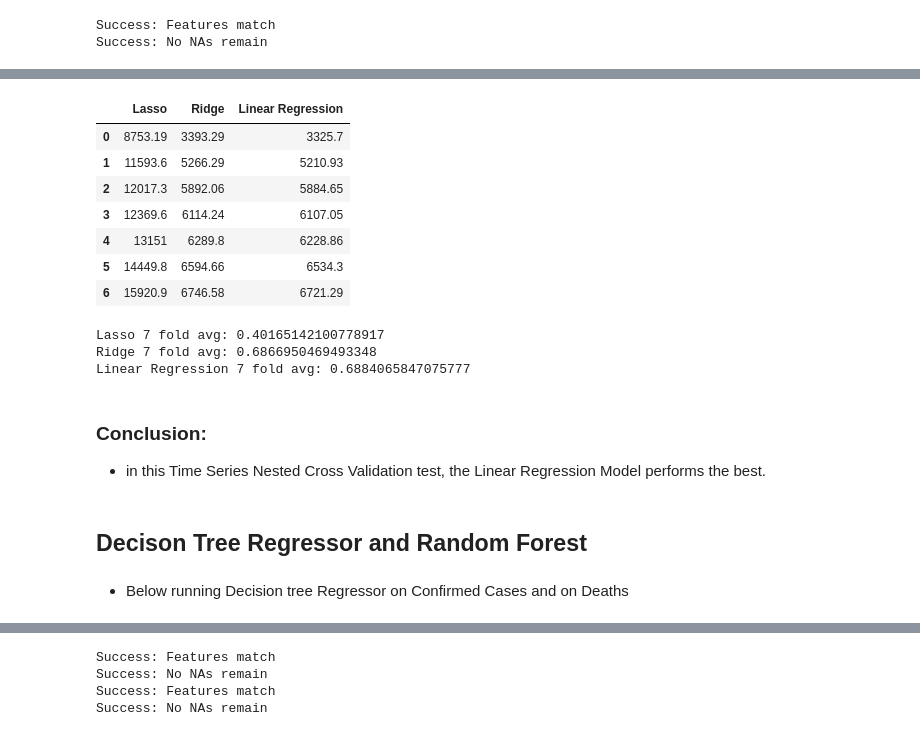
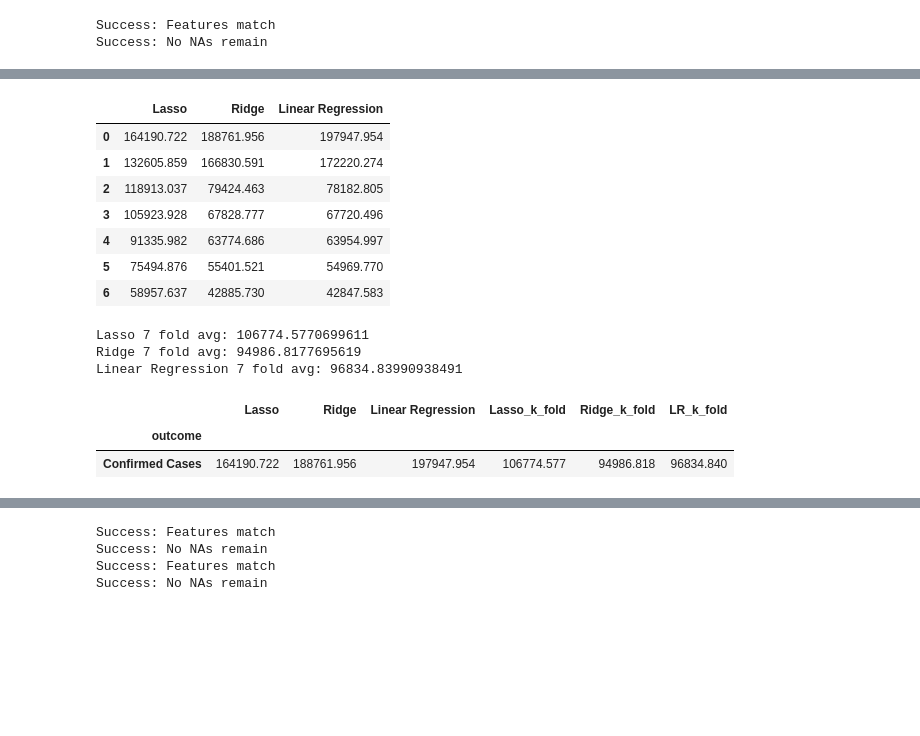
Before and after one commit to rceid/ML_Covid, a Jupyter notebook: scripts/model_fitting.ipynb, the cells around one changed output, grey strips where cells are left out. Cells and saved outputs as stored; diff of their text form; code cells hidden in the pictures; blank space fills up the shorter version.

```diff
--- a/scripts/model_fitting.ipynb
+++ b/scripts/model_fitting.ipynb
@@ -3,6 +16,6 @@
 # %%
+# setting up the notebook
 import pipeline
 import pandas as pd
 import numpy as np
-import importlib
-importlib.reload(pipeline)
+pd.set_option('display.float_format', lambda x: '%.3f' % x)
@@ -19,8 +25,15 @@ df['log_cases'] = np.log(df['Deaths'] + 1)
 # %%
+#setting up the dataframe
+filepath = '../data/covid_df_protocol_3.pkl'
+df = pd.read_pickle(filepath)
+df['log_cases'] = np.log(df['Confirmed Cases'] + 1)
 # getting train and test dataframes
 df_train, df_test = pipeline.split_and_scale_on_last_weeks(df, 2)
 #sanity chceck
 pipeline.sanity_check(df_train, df_test)
+# Getting Features and outcome variables
+X_train, y_train = pipeline.divide_target_and_features(df_train, 'log_cases')
+X_test, y_test = pipeline.divide_target_and_features(df_test, 'log_cases')
 # %% [output]
 Success: Features match
 Success: No NAs remain
@@ -244,35 +269,36 @@ Ridge: Features with highest magnitude                                coefficien
 # %%
 # summarizing time seried nested Cross Validation:
 
-metrics_mse = pd.DataFrame(columns=['Lasso','Ridge','Linear Regression'])
+metrics_rmse = pd.DataFrame(columns=['Lasso','Ridge','Linear Regression'])
 for i, mkey in enumerate(results):
     for key in results[mkey]:
-        metrics_mse.loc[i,key] = results[mkey][key][2]
-metrics_mse
+        metrics_rmse.loc[i,key] = results[mkey][key][1]
+metrics_rmse
 # %% [output]
 |  | Lasso | Ridge | Linear Regression |
-| 0 | 8753.19 | 3393.29 | 3325.7 |
-| 1 | 11593.6 | 5266.29 | 5210.93 |
-| 2 | 12017.3 | 5892.06 | 5884.65 |
-| 3 | 12369.6 | 6114.24 | 6107.05 |
-| 4 | 13151 | 6289.8 | 6228.86 |
-| 5 | 14449.8 | 6594.66 | 6534.3 |
-| 6 | 15920.9 | 6746.58 | 6721.29 |
+| 0 | 164190.722 | 188761.956 | 197947.954 |
+| 1 | 132605.859 | 166830.591 | 172220.274 |
+| 2 | 118913.037 | 79424.463 | 78182.805 |
+| 3 | 105923.928 | 67828.777 | 67720.496 |
+| 4 | 91335.982 | 63774.686 | 63954.997 |
+| 5 | 75494.876 | 55401.521 | 54969.770 |
+| 6 | 58957.637 | 42885.730 | 42847.583 |
 # %%
 # finding averages across all folds
 
-print("Lasso 7 fold avg:", metrics_r2['Lasso'].mean())
-print("Ridge 7 fold avg:", metrics_r2['Ridge'].mean())
-print("Linear Regression 7 fold avg:", metrics_r2['Linear Regression'].mean() )
+print("Lasso 7 fold avg:", metrics_rmse['Lasso'].mean())
+print("Ridge 7 fold avg:", metrics_rmse['Ridge'].mean())
+print("Linear Regression 7 fold avg:", metrics_rmse['Linear Regression'].mean() )
 # %% [output]
-Lasso 7 fold avg: 0.40165142100778917
-Ridge 7 fold avg: 0.6866950469493348
-Linear Regression 7 fold avg: 0.6884065847075777
+Lasso 7 fold avg: 106774.5770699611
+Ridge 7 fold avg: 94986.8177695619
+Linear Regression 7 fold avg: 96834.83990938491
-# %% [markdown]
-### Conclusion:
-
-- in this Time Series Nested Cross Validation test, the Linear Regression Model performs the best.
-# %% [markdown]
-## Decison Tree Regressor  and Random Forest
-# %% [markdown]
-- Below running Decision tree Regressor on Confirmed Cases and on Deaths
+# %%
+Evalution_RMSE['Lasso_k_fold'] = metrics_rmse['Lasso'].mean()
+Evalution_RMSE['Ridge_k_fold'] = metrics_rmse['Ridge'].mean()
+Evalution_RMSE['LR_k_fold'] = metrics_rmse['Linear Regression'].mean()
+Evalution_RMSE
+# %% [output]
+|  | Lasso | Ridge | Linear Regression | Lasso_k_fold | Ridge_k_fold | LR_k_fold |
+| outcome |  |  |  |  |  |  |
+| Confirmed Cases | 164190.722 | 188761.956 | 197947.954 | 106774.577 | 94986.818 | 96834.840 |
```
Also changed, not shown: parts of 58 cells of this notebook.
